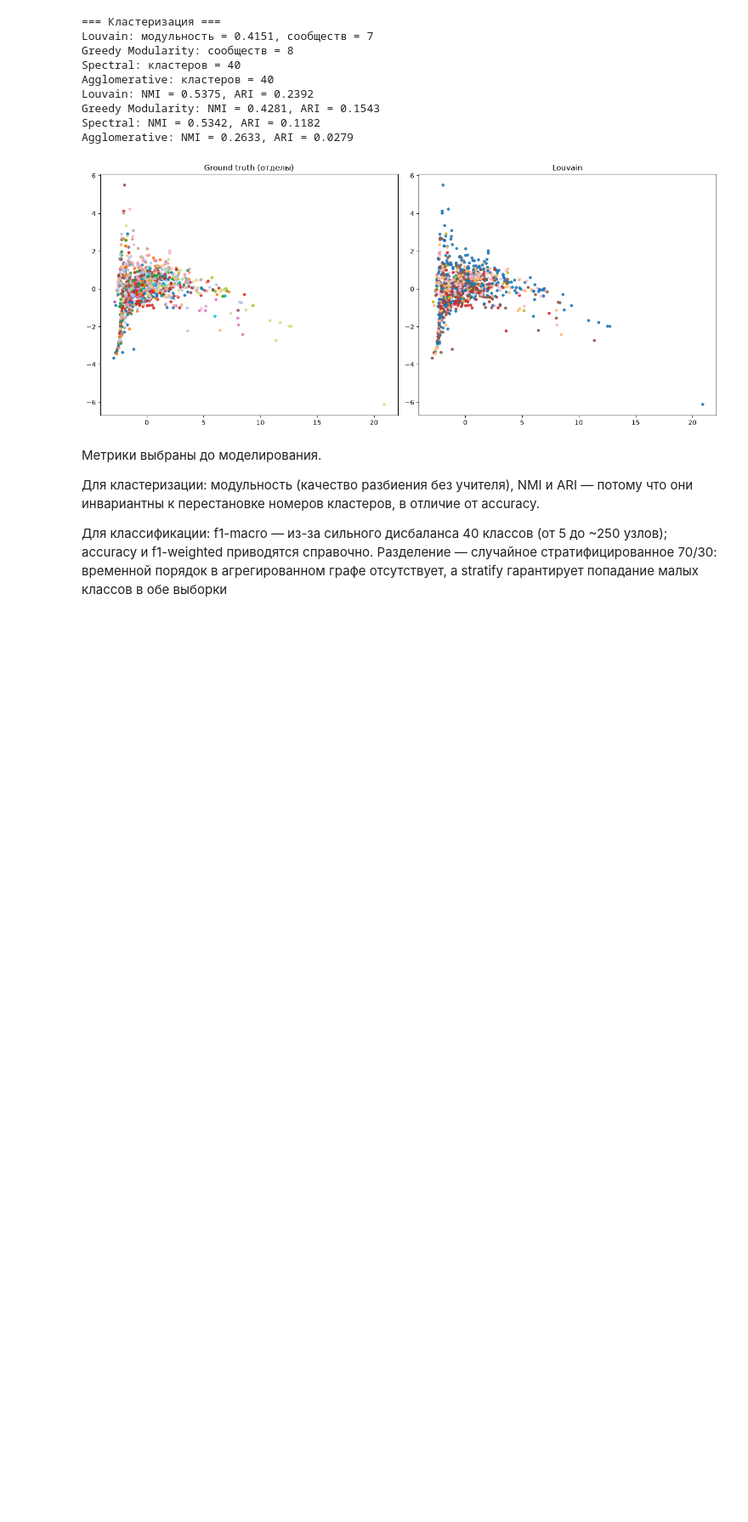
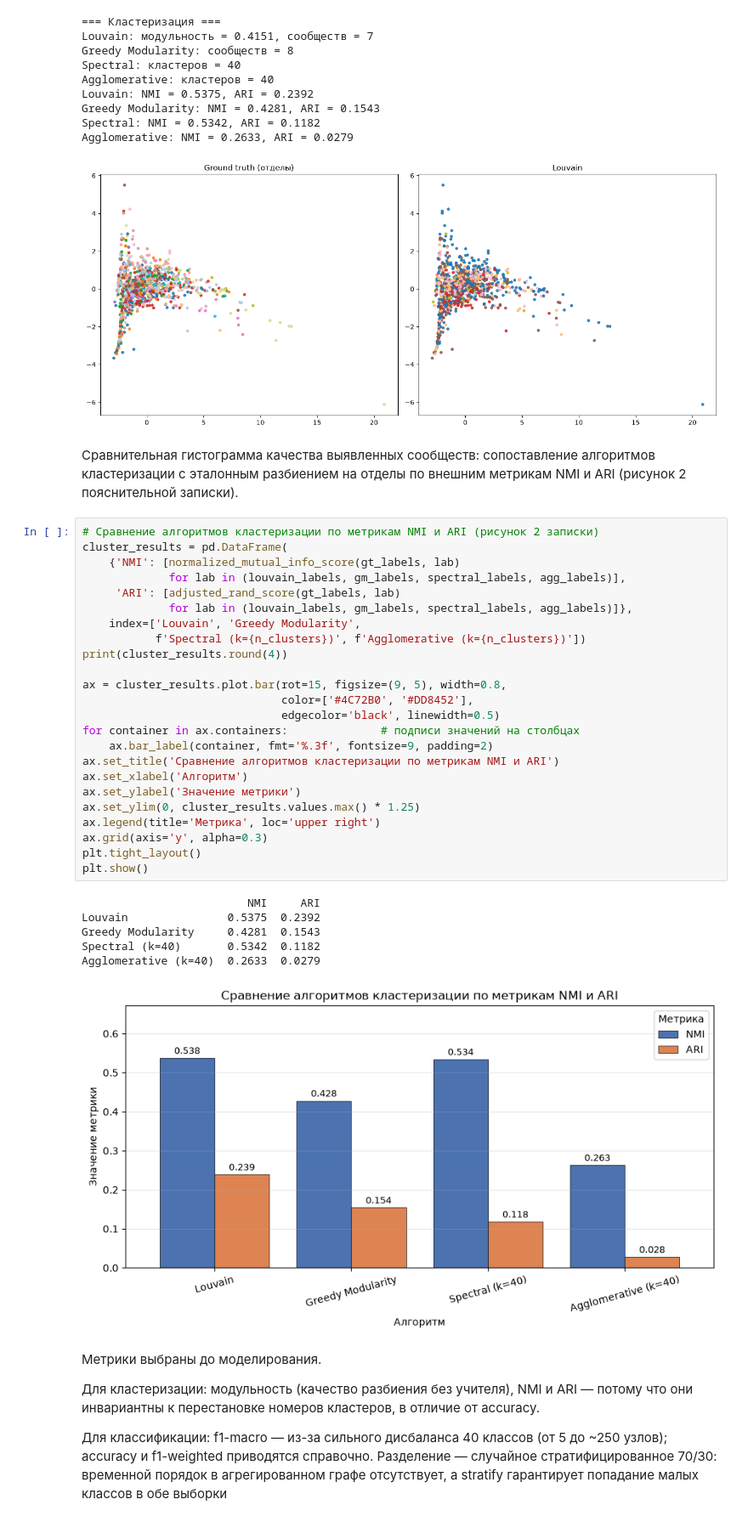
Before and after one commit to Vladg24YT/Gorskii-MLS-231-329, a Jupyter notebook: Coursework.ipynb, the cells around one changed output. Shown at 85% size. Drawn from its saved outputs; the diff is of its cells as text; blank space fills up the shorter version.

```diff
--- a/Coursework.ipynb
+++ b/Coursework.ipynb
@@ -207,6 +207,39 @@ Greedy Modularity: NMI = 0.4281, ARI = 0.1543
 Spectral: NMI = 0.5342, ARI = 0.1182
 Agglomerative: NMI = 0.2633, ARI = 0.0279
 [figure]
+# %% [markdown]
+Сравнительная гистограмма качества выявленных сообществ: сопоставление алгоритмов кластеризации с эталонным разбиением на отделы по внешним метрикам NMI и ARI (рисунок 2 пояснительной записки).
+# %%
+# Сравнение алгоритмов кластеризации по метрикам NMI и ARI (рисунок 2 записки)
+cluster_results = pd.DataFrame(
+    {'NMI': [normalized_mutual_info_score(gt_labels, lab)
+             for lab in (louvain_labels, gm_labels, spectral_labels, agg_labels)],
+     'ARI': [adjusted_rand_score(gt_labels, lab)
+             for lab in (louvain_labels, gm_labels, spectral_labels, agg_labels)]},
+    index=['Louvain', 'Greedy Modularity',
+           f'Spectral (k={n_clusters})', f'Agglomerative (k={n_clusters})'])
+print(cluster_results.round(4))
+
+ax = cluster_results.plot.bar(rot=15, figsize=(9, 5), width=0.8,
+                              color=['#4C72B0', '#DD8452'],
+                              edgecolor='black', linewidth=0.5)
+for container in ax.containers:              # подписи значений на столбцах
+    ax.bar_label(container, fmt='%.3f', fontsize=9, padding=2)
+ax.set_title('Сравнение алгоритмов кластеризации по метрикам NMI и ARI')
+ax.set_xlabel('Алгоритм')
+ax.set_ylabel('Значение метрики')
+ax.set_ylim(0, cluster_results.values.max() * 1.25)
+ax.legend(title='Метрика', loc='upper right')
+ax.grid(axis='y', alpha=0.3)
+plt.tight_layout()
+plt.show()
+# %% [output]
+                         NMI     ARI
+Louvain               0.5375  0.2392
+Greedy Modularity     0.4281  0.1543
+Spectral (k=40)       0.5342  0.1182
+Agglomerative (k=40)  0.2633  0.0279
+[figure, added]
 # %% [markdown]
 Метрики выбраны до моделирования.
 
```
Also changed, not shown: parts of 2 cells of this notebook.
